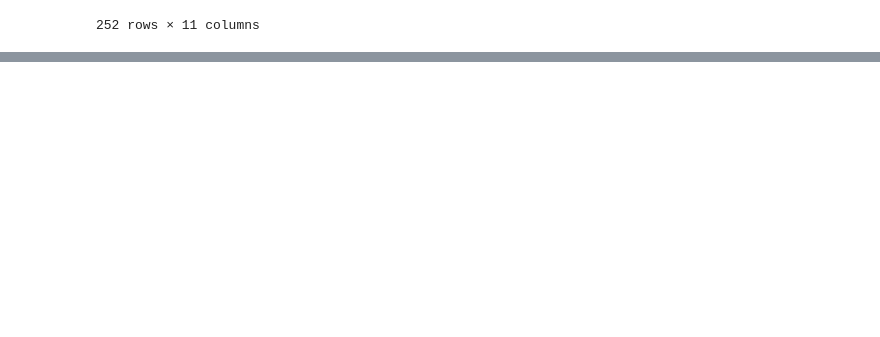
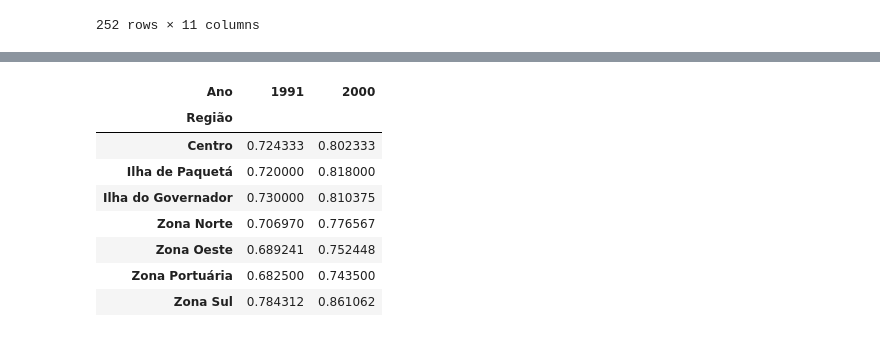
Before and after one commit to daiass/Projeto-Final, a Jupyter notebook: Analise.ipynb, the cells around one changed output, grey strips where cells are left out. Drawn from its saved outputs; the diff is of its cells as text; code cells hidden in the pictures; blank space fills up the shorter version.

```diff
--- a/Analise.ipynb
+++ b/Analise.ipynb
@@ -346,0 +333,14 @@ pd.reset_option('display.max_rows')
+# %%
+# Médias Índice de Longevidade (IDH-L)
+medias_IDHL = df_idh.groupby(['Região', 'Ano'])['Índice de Longevidade (IDH-L)'].mean().unstack()
+medias_IDHL
+# %% [output]
+| Ano | 1991 | 2000 |
+| Região |  |  |
+| Centro | 0.724333 | 0.802333 |
+| Ilha de Paquetá | 0.720000 | 0.818000 |
+| Ilha do Governador | 0.730000 | 0.810375 |
+| Zona Norte | 0.706970 | 0.776567 |
+| Zona Oeste | 0.689241 | 0.752448 |
+| Zona Portuária | 0.682500 | 0.743500 |
+| Zona Sul | 0.784312 | 0.861062 |
```
Also changed, not shown: parts of 15 cells of this notebook.
